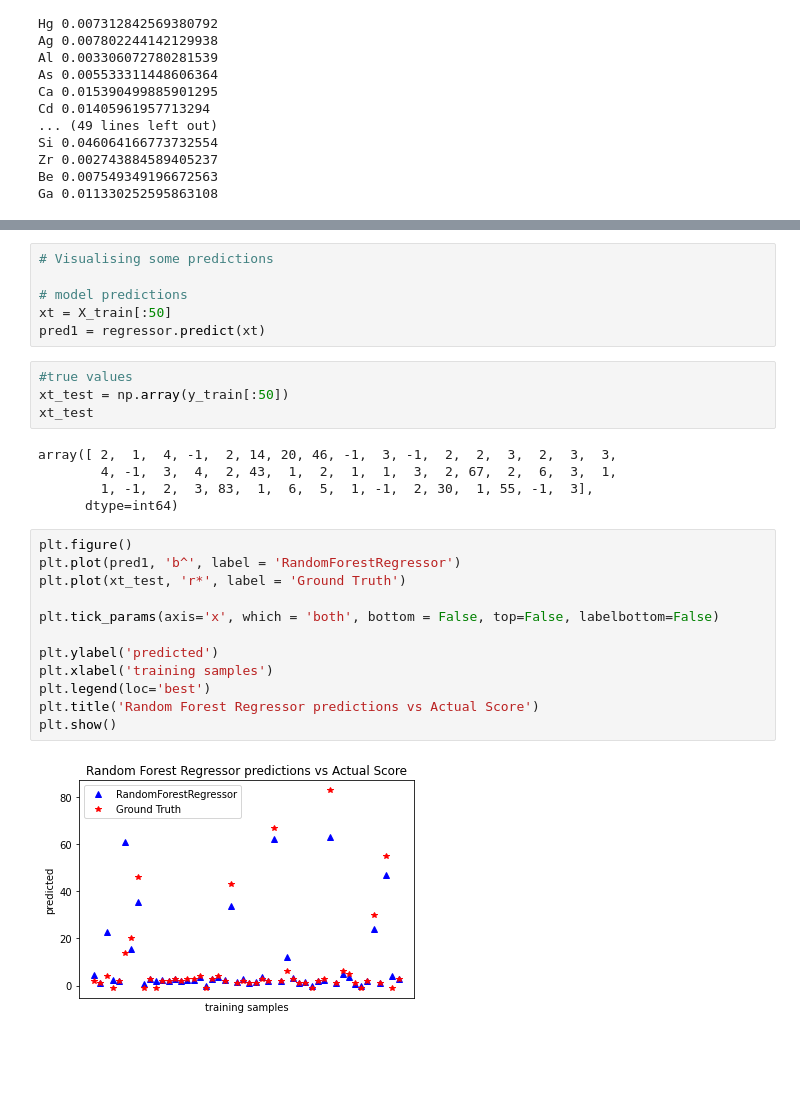
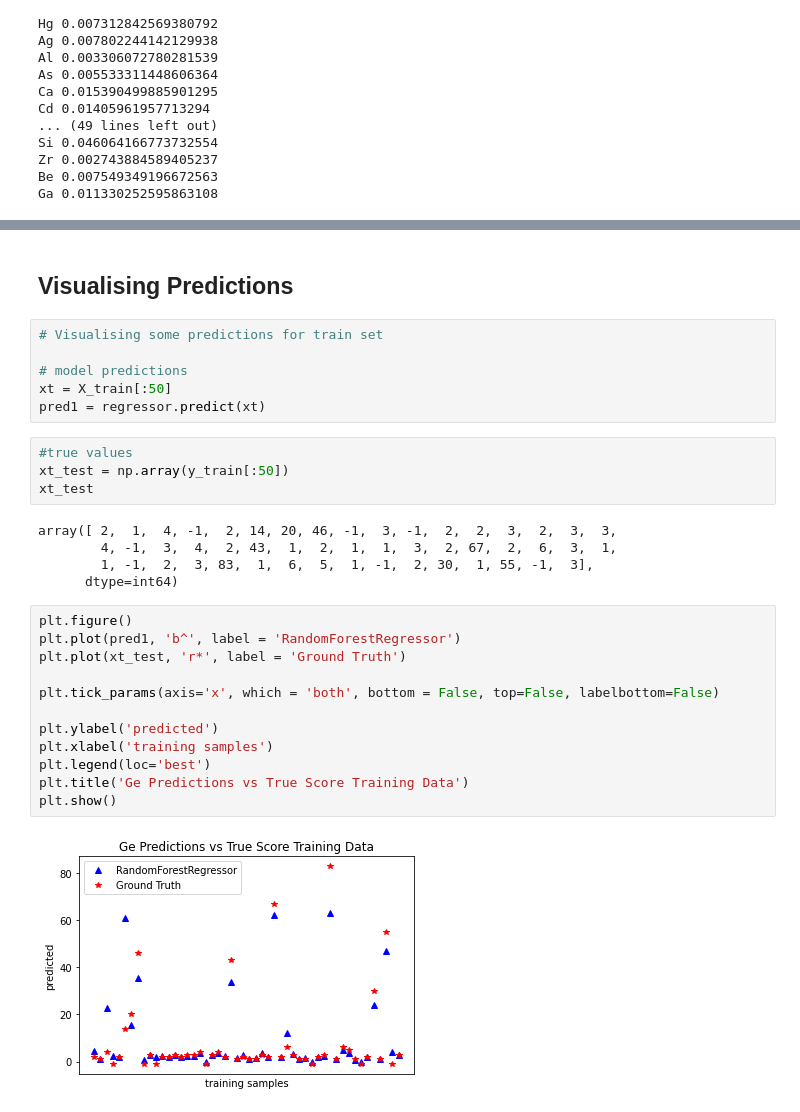
Before and after one commit to franticOreo/CriticalMinerals, a Jupyter notebook: asher/Osnaca_RF.ipynb, the cells around one changed output, grey strips where cells are left out. Saved outputs shown, nothing was run; the diff lists cells and outputs as text; blank space fills up the shorter version.

```diff
--- a/asher/Osnaca_RF.ipynb
+++ b/asher/Osnaca_RF.ipynb
@@ -200,5 +228,7 @@ Ga 0.011330252595863108
+# %% [markdown]
+## Visualising Predictions
 # %%
-# Visualising some predictions
+# Visualising some predictions for train set
 
 # model predictions
 xt = X_train[:50]
@@ -215,14 +245,14 @@ array([ 2,  1,  4, -1,  2, 14, 20, 46, -1,  3, -1,  2,  2,  3,  2,  3,  3,
 # %%
 plt.figure()
 plt.plot(pred1, 'b^', label = 'RandomForestRegressor')
 plt.plot(xt_test, 'r*', label = 'Ground Truth')
 
 plt.tick_params(axis='x', which = 'both', bottom = False, top=False, labelbottom=False)
 
 plt.ylabel('predicted')
 plt.xlabel('training samples')
 plt.legend(loc='best')
-plt.title('Random Forest Regressor predictions vs Actual Score')
+plt.title('Ge Predictions vs True Score Training Data')
 plt.show()
 # %% [output]
-[figure, old version]
+[figure, new version]
```
Also changed, not shown: parts of 5 cells of this notebook.
